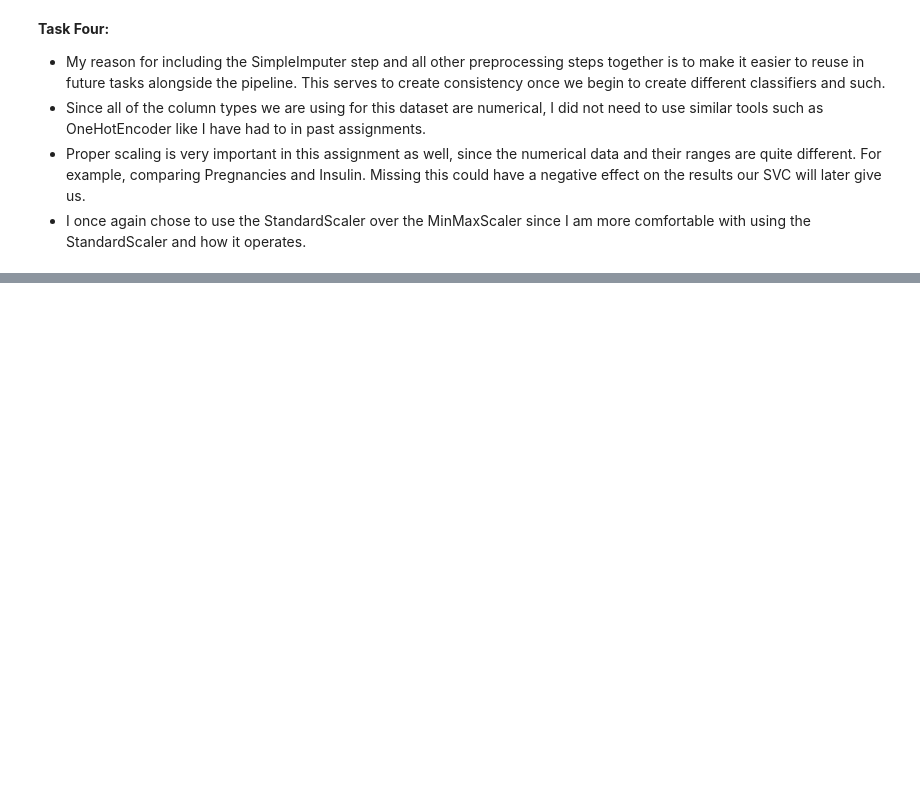
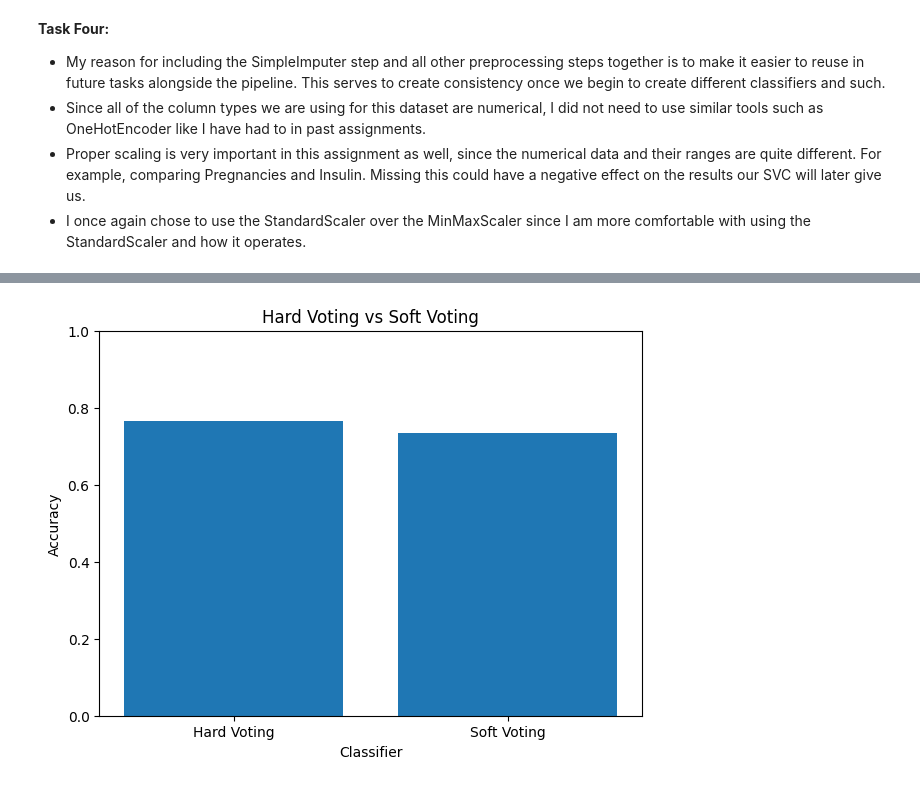
Before and after one commit to JFish72/CSC-349-Machine-Learning-, a Jupyter notebook: HW5/diabetes.ipynb, the cells around one changed output, grey strips where cells are left out. Drawn from its saved outputs; the diff is of its cells as text; code cells hidden in the pictures; blank space fills up the shorter version.

```diff
--- a/HW5/diabetes.ipynb
+++ b/HW5/diabetes.ipynb
@@ -112,0 +113,30 @@ preprocessor = ColumnTransformer(transformers=[("num", numeric_transformer, nume
+# %%
+from sklearn.ensemble import VotingClassifier
+from sklearn.linear_model import LogisticRegression
+from sklearn.svm import SVC
+from sklearn.tree import DecisionTreeClassifier
+from sklearn.metrics import accuracy_score, classification_report
+
+logistic_regression = LogisticRegression(max_iter = 1000, random_state = 42)
+svc = SVC(probability = True, random_state = 42)
+decision_tree = DecisionTreeClassifier(random_state = 42)
+
+hard_model = Pipeline([("preprocessor", preprocessor), ("classifier", VotingClassifier
+ (estimators=[("lr", logistic_regression), ("svc", svc), ("dt", decision_tree)], voting="hard"))])
+soft_model = Pipeline([("preprocessor", preprocessor), ("classifier", VotingClassifier
+ (estimators=[("lr", logistic_regression), ("svc", svc), ("dt", decision_tree)], voting="soft"))])
+
+hard_model.fit(X_train, y_train)
+soft_model.fit(X_train, y_train)
+
+hard_predictions = hard_model.predict(X_test)
+soft_predictions = soft_model.predict(X_test)
+
+hard_model_accuracy = accuracy_score(y_test, hard_predictions)
+soft_model_accuracy = accuracy_score(y_test, soft_predictions)
+
+print("Hard Voting Classifier Accuracy:", hard_model_accuracy)
+print(classification_report(y_test, hard_predictions))
+
+print("Soft Voting Classifier Accuracy:", soft_model_accuracy)
+print(classification_report(y_test, soft_predictions))
@@ -112,0 +163,13 @@ preprocessor = ColumnTransformer(transformers=[("num", numeric_transformer, nume
+# %%
+plt.figure(figsize=(7, 5))
+
+plt.bar(["Hard Voting", "Soft Voting"], [hard_model_accuracy, soft_model_accuracy])
+
+plt.title("Hard Voting vs Soft Voting")
+plt.xlabel("Classifier")
+plt.ylabel("Accuracy")
+plt.ylim(0, 1)
+
+plt.show()
+# %% [output]
+[figure, added]
```
Also changed, not shown: parts of 4 cells of this notebook.
